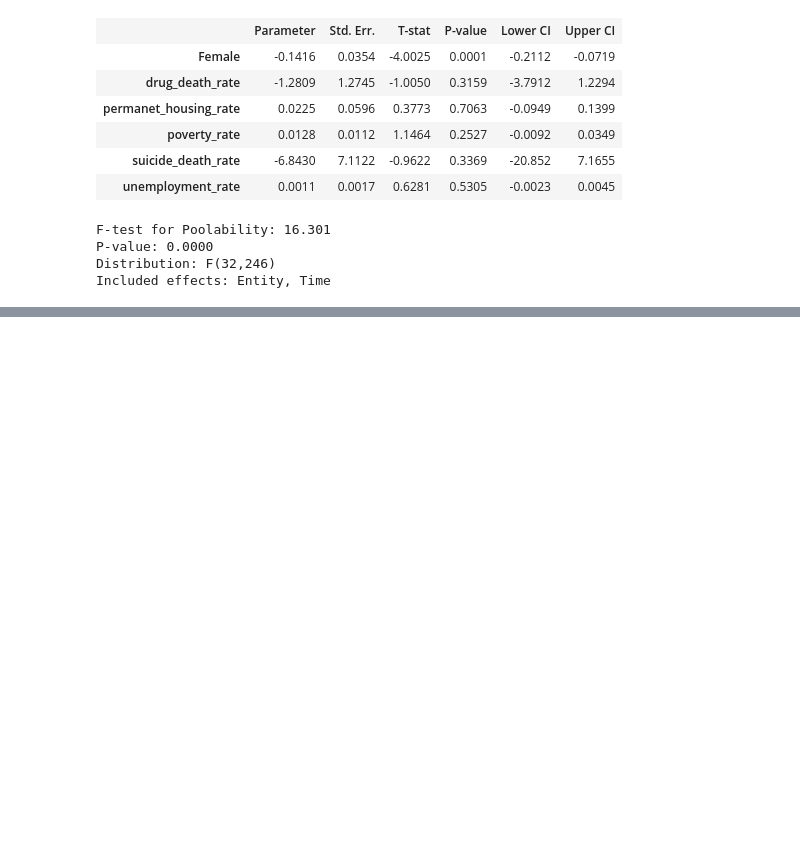
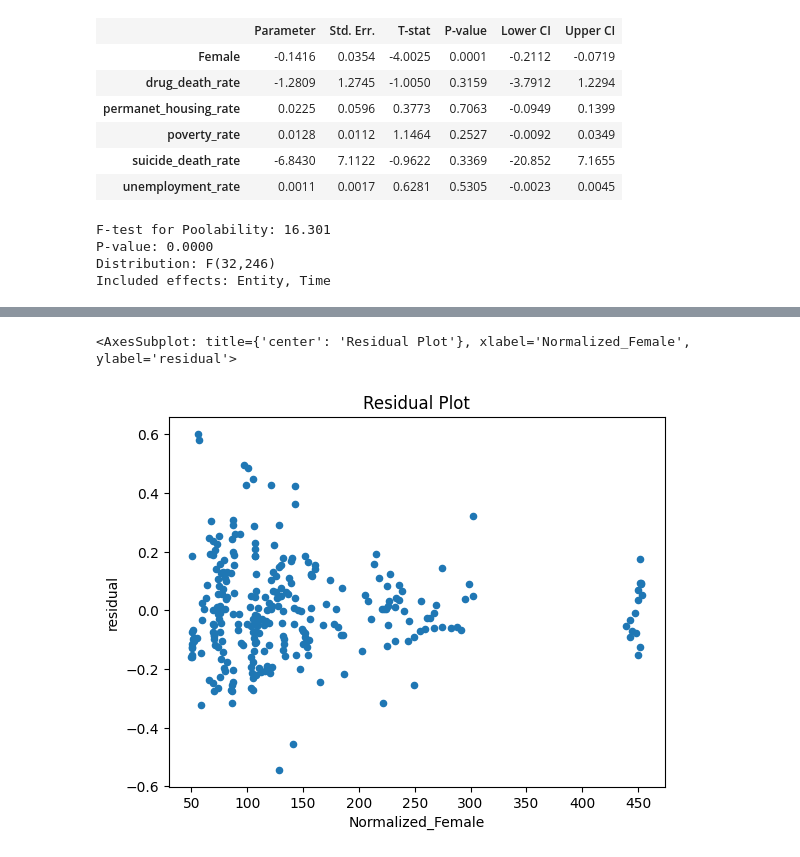
Before and after one commit to heath3rq/Python_Homelessness-Causal-Inference-Analysis, a Jupyter notebook: 20_intermediate_files/modeling.ipynb, the cells around one changed output, grey strips where cells are left out. Drawn from its saved outputs; the diff is of its cells as text; code cells hidden in the pictures; blank space fills up the shorter version.

Commit message:
Added modeling normalizing over 2007 homeless population

```diff
--- a/20_intermediate_files/modeling.ipynb
+++ b/20_intermediate_files/modeling.ipynb
@@ -360,0 +408,15 @@ Included effects: Entity, Time
+# %%
+normalized_data2 = (
+    data2.loc[
+        :,
+        data2.columns[
+            ~data2.columns.isin(
+                ["CoC Number", "Coc", "Year", "unemployment_rate", "2007 homeless"]
+            )
+        ],
+    ]
+    .divide(data2.loc[:, "2007 homeless"], axis=0)
+    .rename(columns=lambda x: f"Normalized {x}")
+)
+# %%
+normalized_data2 = pd.concat((data2.loc[:, ["CoC Number", "Coc", "Year",]], normalized_data2), axis = 1)
@@ -360,0 +425,2 @@ Included effects: Entity, Time
+# %%
+normalized_data2 = normalized_data2.rename(columns = lambda x: x.replace(" ", "_"))
@@ -360,0 +440,13 @@ Included effects: Entity, Time
+# %%
+norm_mod2 = PanelOLS.from_formula(
+    "Normalized_homeless ~ 1 + Normalized_permanent_housing + Normalized_poverty + Normalized_Population + Normalized_Female "
+    "+ Normalized_Black_or_African_American + Normalized_American_Indian_and_Alaska_Native + Normalized_Asian "
+    "+ Normalized_Native_Hawaiian_and_Other_Pacific_Islander + Normalized_Two_or_More_Races + Normalized_Hispanic "
+    "+ Normalized_Drug_Deaths + Normalized_Suicide_Deaths + Normalized_Estimated_Unemployed_Persons"
+    # + permanent_housing_rate + Population + poverty_rate + unemployment_rate + drug_death_rate + suicide_death_rate + Female + Hispanic"
+    # "+ african_american + american_indian_n_alaska_native + asian + pacific_islander + multiple_races"
+    "+ EntityEffects + TimeEffects",
+    data=normalized_data2.set_index(["CoC_Number", "Year"]),
+    drop_absorbed=True,
+).fit(cov_type="clustered")
+norm_mod2.summary
@@ -360,0 +492,5 @@ Included effects: Entity, Time
+# %%
+pd.concat((normalized_data2.set_index(["CoC_Number", "Year"]).loc[:, "Normalized_Female"], norm_mod2.resids), axis = 1).plot.scatter('Normalized_Female', 'residual', title = 'Residual Plot')
+# %% [output]
+<AxesSubplot: title={'center': 'Residual Plot'}, xlabel='Normalized_Female', ylabel='residual'>
+[figure, added]
```
Also changed, not shown: parts of 12 cells of this notebook.
